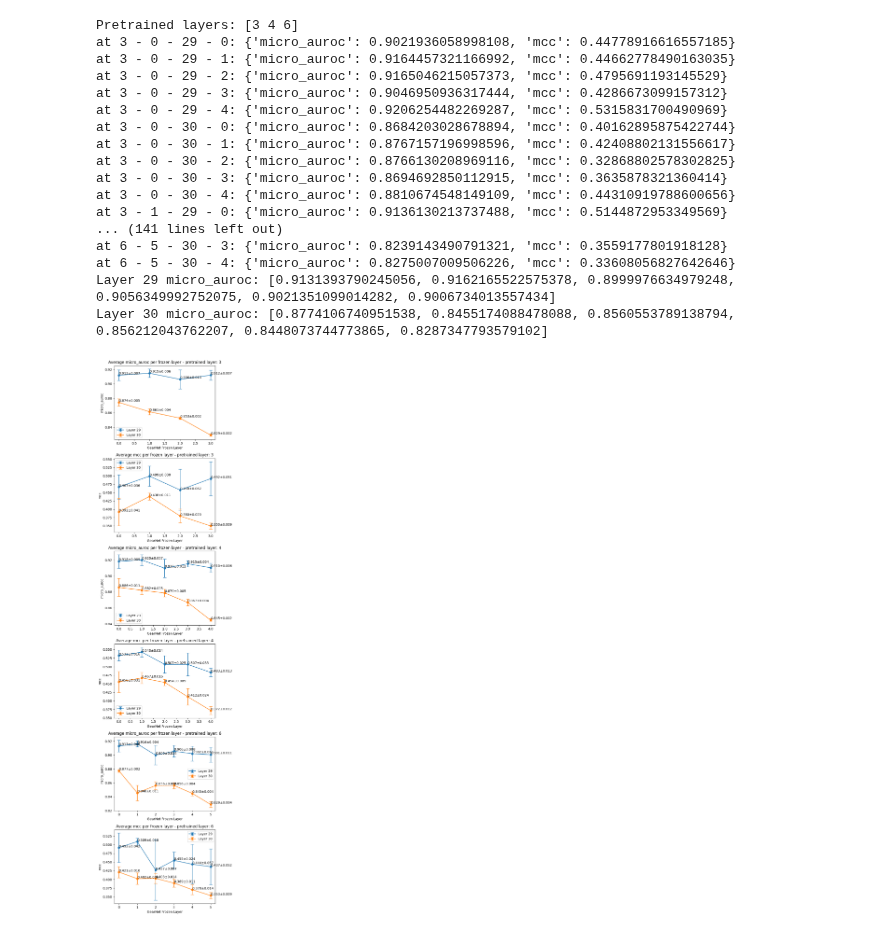
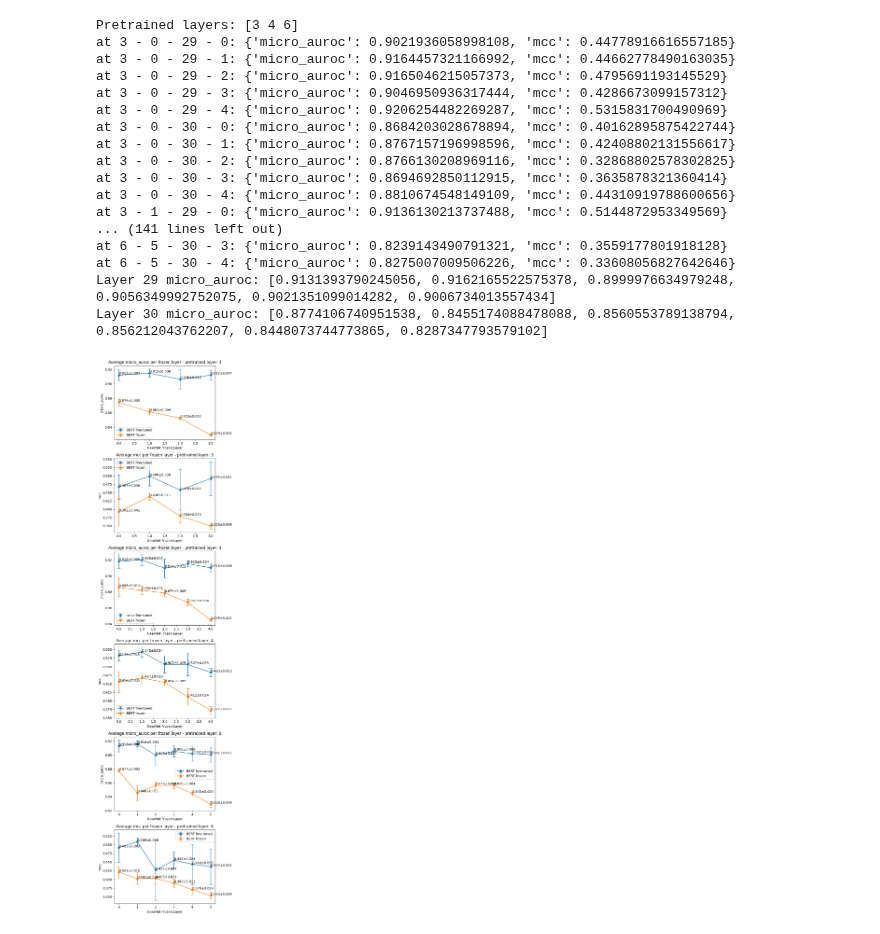
Before and after one commit to dlwocks31/atpbind, a Jupyter notebook: lmg_pretrained_pipeline.ipynb, the cells around one changed output. Cells and saved outputs as stored; diff of their text form; code cells hidden in the pictures.

Commit message:
change label

```diff
--- a/lmg_pretrained_pipeline.ipynb
+++ b/lmg_pretrained_pipeline.ipynb
@@ -46,7 +46,7 @@ for i, pretrained_layer in enumerate(pretrained_layers):
     axs1 = axs[i * 2]
     for bert_freeze_layer in range(29, 31):
         axs1.errorbar(gearnet_freeze_layers, avg_metrics[bert_freeze_layer]['micro_auroc'],
-                    yerr=std_metrics[bert_freeze_layer]['micro_auroc'], fmt='-o', capsize=5, label=f"Layer {bert_freeze_layer}")
+                    yerr=std_metrics[bert_freeze_layer]['micro_auroc'], fmt='-o', capsize=5, label="BERT fine-tuned" if bert_freeze_layer == 29 else "BERT frozen")
         print(f'Layer {bert_freeze_layer} micro_auroc: {avg_metrics[bert_freeze_layer]["micro_auroc"]}')
         for layer, avg, std in zip(gearnet_freeze_layers, avg_metrics[bert_freeze_layer]['micro_auroc'], std_metrics[bert_freeze_layer]['micro_auroc']):
             axs1.text(layer, avg + 0.001, f'{avg:.3f}±{std:.3f}')
@@ -59,33 +59,33 @@ for i, pretrained_layer in enumerate(pretrained_layers):
     axs2 = axs[i * 2 + 1]
     for bert_freeze_layer in range(29, 31):
         axs2.errorbar(gearnet_freeze_layers, avg_metrics[bert_freeze_layer]['mcc'],
-                    yerr=std_metrics[bert_freeze_layer]['mcc'], fmt='-o', capsize=5, label=f"Layer {bert_freeze_layer}")
+                    yerr=std_metrics[bert_freeze_layer]['mcc'], fmt='-o', capsize=5, label="BERT fine-tuned" if bert_freeze_layer == 29 else "BERT frozen")
 
         for layer, avg, std in zip(gearnet_freeze_layers, avg_metrics[bert_freeze_layer]['mcc'], std_metrics[bert_freeze_layer]['mcc']):
             axs2.text(layer, avg + 0.001, f'{avg:.3f}±{std:.3f}')
     axs2.set_title('Average mcc per frozen layer - pretrained layer: ' + str(pretrained_layer))
     axs2.set_xlabel('GearNet Frozen Layer')
     axs2.set_ylabel('mcc')
     axs2.legend()
 
 plt.tight_layout()
 plt.show()
 # %% [output]
 Pretrained layers: [3 4 6]
 at 3 - 0 - 29 - 0: {'micro_auroc': 0.9021936058998108, 'mcc': 0.44778916616557185}
 at 3 - 0 - 29 - 1: {'micro_auroc': 0.9164457321166992, 'mcc': 0.44662778490163035}
 at 3 - 0 - 29 - 2: {'micro_auroc': 0.9165046215057373, 'mcc': 0.4795691193145529}
 at 3 - 0 - 29 - 3: {'micro_auroc': 0.9046950936317444, 'mcc': 0.4286673099157312}
 at 3 - 0 - 29 - 4: {'micro_auroc': 0.9206254482269287, 'mcc': 0.5315831700490969}
 at 3 - 0 - 30 - 0: {'micro_auroc': 0.8684203028678894, 'mcc': 0.40162895875422744}
 at 3 - 0 - 30 - 1: {'micro_auroc': 0.8767157196998596, 'mcc': 0.42408802131556617}
 at 3 - 0 - 30 - 2: {'micro_auroc': 0.8766130208969116, 'mcc': 0.32868802578302825}
 at 3 - 0 - 30 - 3: {'micro_auroc': 0.8694692850112915, 'mcc': 0.3635878321360414}
 at 3 - 0 - 30 - 4: {'micro_auroc': 0.8810674548149109, 'mcc': 0.44310919788600656}
 at 3 - 1 - 29 - 0: {'micro_auroc': 0.9136130213737488, 'mcc': 0.5144872953349569}
 ... (141 lines left out)
 at 6 - 5 - 30 - 3: {'micro_auroc': 0.8239143490791321, 'mcc': 0.3559177801918128}
 at 6 - 5 - 30 - 4: {'micro_auroc': 0.8275007009506226, 'mcc': 0.33608056827642646}
 Layer 29 micro_auroc: [0.9131393790245056, 0.9162165522575378, 0.8999976634979248, 0.9056349992752075, 0.9021351099014282, 0.9006734013557434]
 Layer 30 micro_auroc: [0.8774106740951538, 0.8455174088478088, 0.8560553789138794, 0.856212043762207, 0.8448073744773865, 0.8287347793579102]
-[figure, old version]
+[figure, new version]
```
